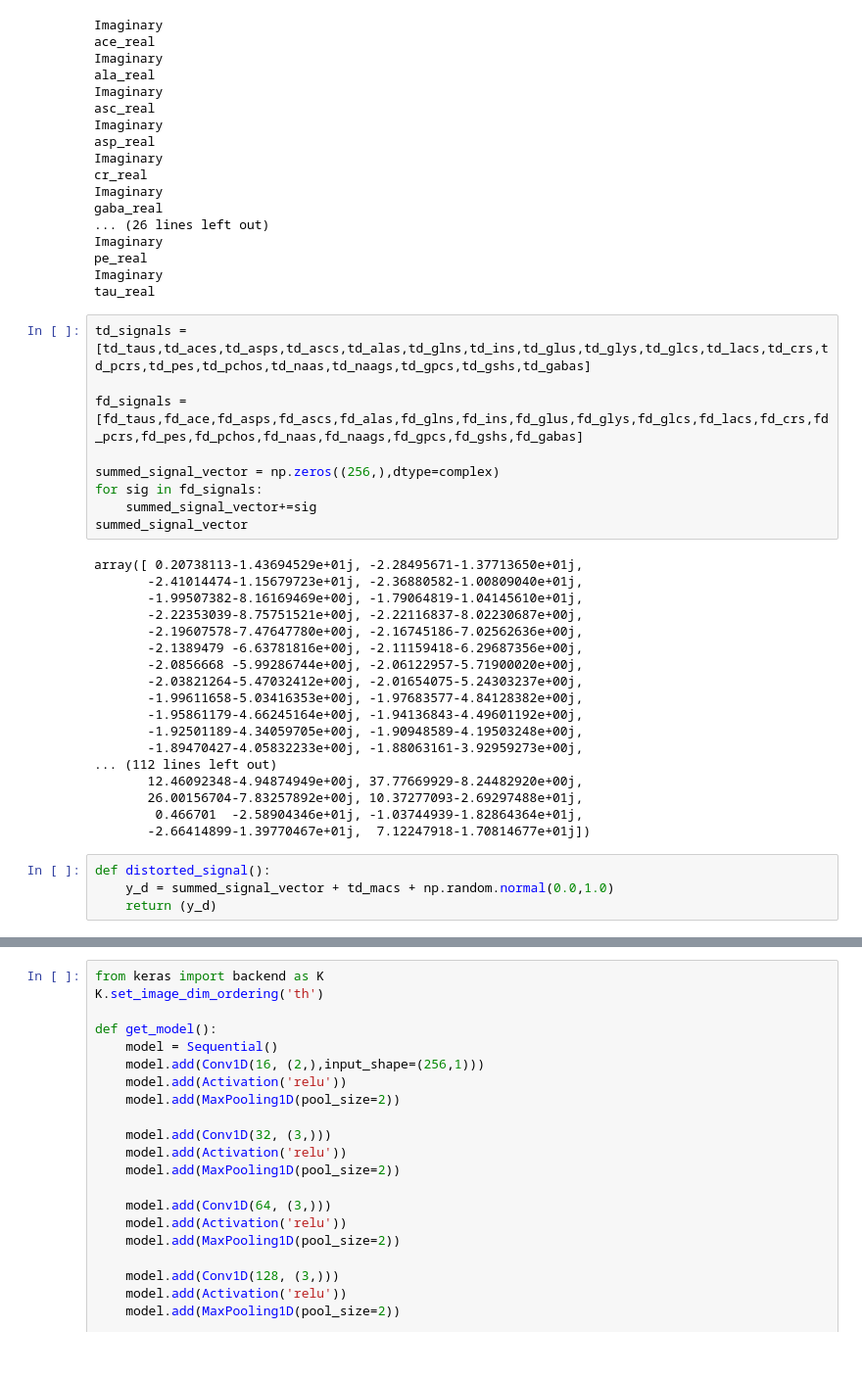
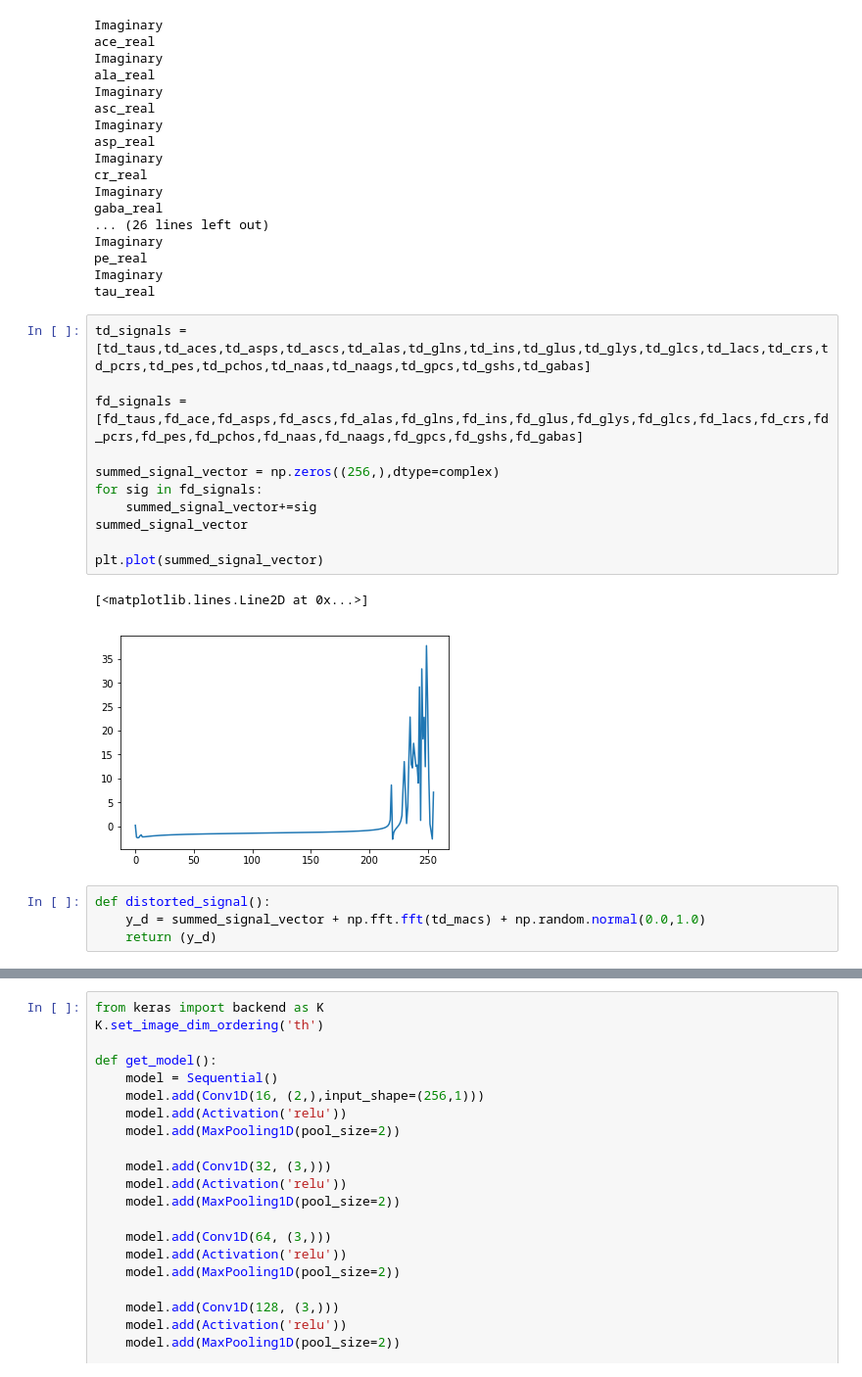
Before and after one commit to DrCod/MRS, a Jupyter notebook: notebooks/mrs_model.ipynb, the cells around one changed output, grey strips where cells are left out. Shown at 98% size. Cells and saved outputs as stored; diff of their text form.

```diff
--- a/notebooks/mrs_model.ipynb
+++ b/notebooks/mrs_model.ipynb
@@ -508,33 +510,20 @@ tau_real
 # %%
 td_signals =[td_taus,td_aces,td_asps,td_ascs,td_alas,td_glns,td_ins,td_glus,td_glys,td_glcs,td_lacs,td_crs,td_pcrs,td_pes,td_pchos,td_naas,td_naags,td_gpcs,td_gshs,td_gabas]
 
 fd_signals =[fd_taus,fd_ace,fd_asps,fd_ascs,fd_alas,fd_glns,fd_ins,fd_glus,fd_glys,fd_glcs,fd_lacs,fd_crs,fd_pcrs,fd_pes,fd_pchos,fd_naas,fd_naags,fd_gpcs,fd_gshs,fd_gabas]
 
 summed_signal_vector = np.zeros((256,),dtype=complex)
 for sig in fd_signals:
     summed_signal_vector+=sig
 summed_signal_vector
+
+plt.plot(summed_signal_vector)
 # %% [output]
-array([ 0.20738113-1.43694529e+01j, -2.28495671-1.37713650e+01j,
-       -2.41014474-1.15679723e+01j, -2.36880582-1.00809040e+01j,
-       -1.99507382-8.16169469e+00j, -1.79064819-1.04145610e+01j,
-       -2.22353039-8.75751521e+00j, -2.22116837-8.02230687e+00j,
-       -2.19607578-7.47647780e+00j, -2.16745186-7.02562636e+00j,
-       -2.1389479 -6.63781816e+00j, -2.11159418-6.29687356e+00j,
-       -2.0856668 -5.99286744e+00j, -2.06122957-5.71900020e+00j,
-       -2.03821264-5.47032412e+00j, -2.01654075-5.24303237e+00j,
-       -1.99611658-5.03416353e+00j, -1.97683577-4.84128382e+00j,
-       -1.95861179-4.66245164e+00j, -1.94136843-4.49601192e+00j,
-       -1.92501189-4.34059705e+00j, -1.90948589-4.19503248e+00j,
-       -1.89470427-4.05832233e+00j, -1.88063161-3.92959273e+00j,
-... (112 lines left out)
-       12.46092348-4.94874949e+00j, 37.77669929-8.24482920e+00j,
-       26.00156704-7.83257892e+00j, 10.37277093-2.69297488e+01j,
-        0.466701  -2.58904346e+01j, -1.03744939-1.82864364e+01j,
-       -2.66414899-1.39770467e+01j,  7.12247918-1.70814677e+01j])
+[<matplotlib.lines.Line2D at 0x...>]
+[figure, added]
 # %%
 def distorted_signal():
-    y_d = summed_signal_vector + td_macs + np.random.normal(0.0,1.0)
+    y_d = summed_signal_vector + np.fft.fft(td_macs) + np.random.normal(0.0,1.0)
     return (y_d)
 # %%
 y=distorted_signal()
```
Also changed, not shown: parts of 11 cells of this notebook, 1 other file.
